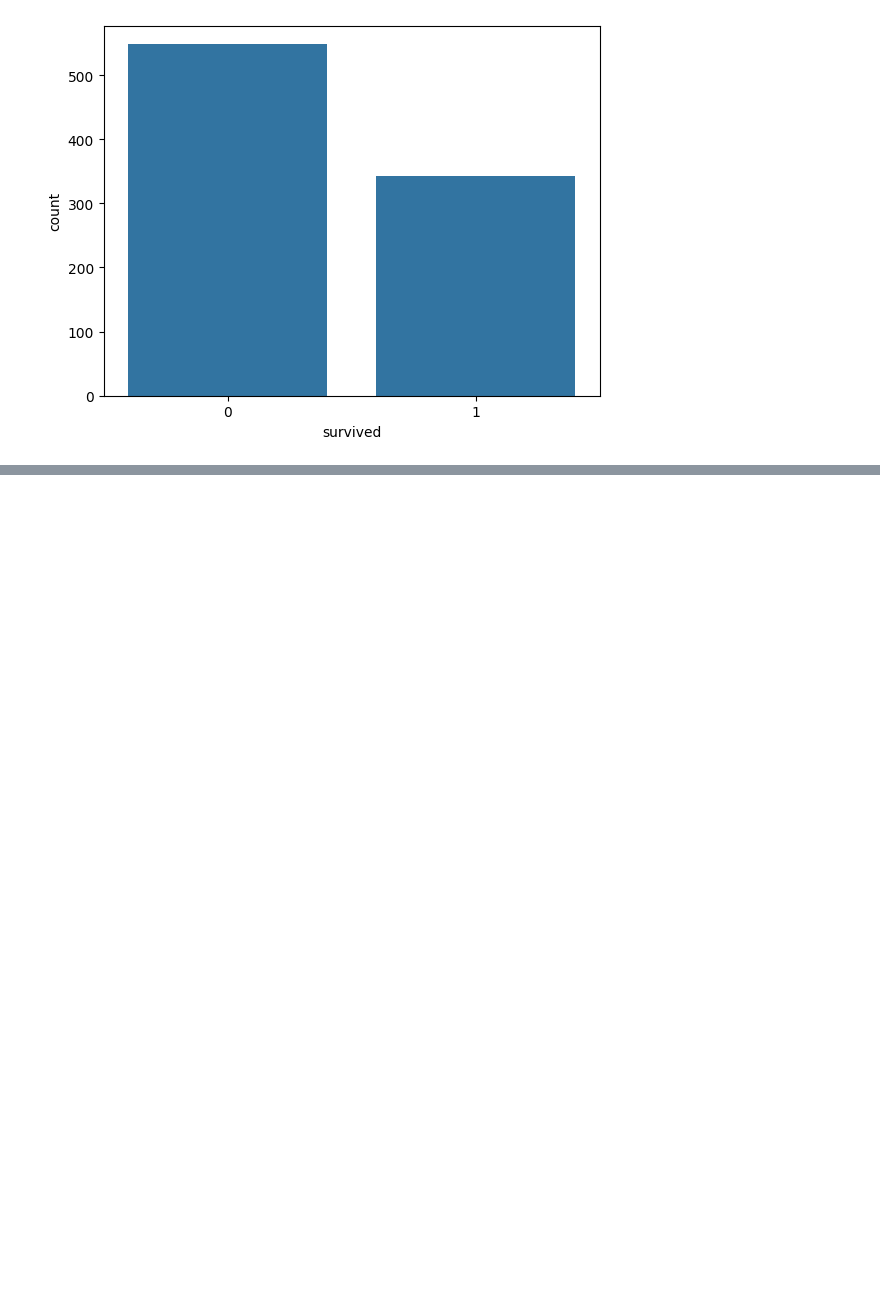
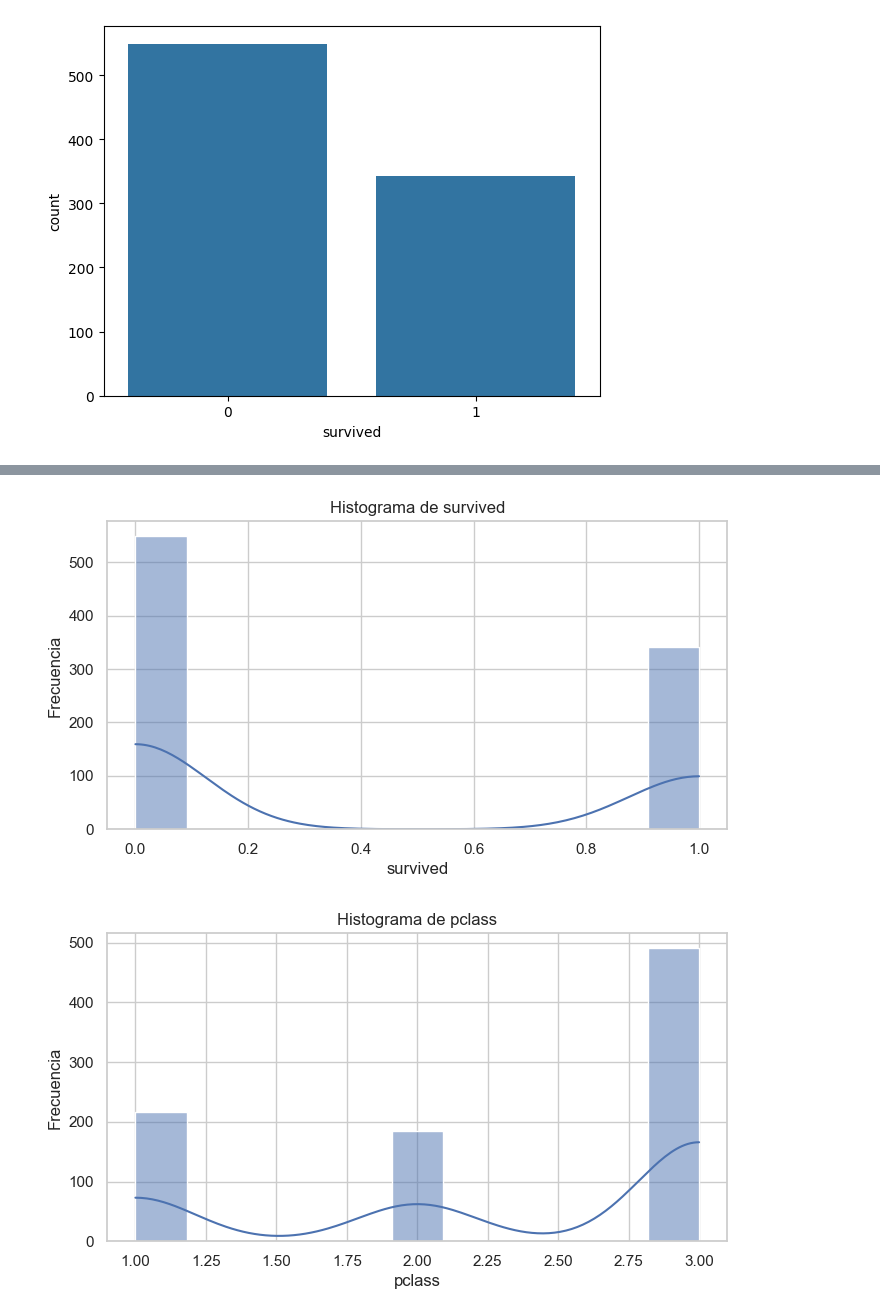
Before and after one commit to mankolepanto/ONLINE_DS_THEBRIDGE_-Jorge_Pobla-, a Jupyter notebook: Sprint_12/Unidad_02/Practica_Obligatoria/18_Practica_Obligatoria_Clasificacion_y_Regresion_Logistica.ipynb, the cells around one changed output, grey strips where cells are left out. Cells and saved outputs as stored; diff of their text form; code cells hidden in the pictures; blank space fills up the shorter version.

Commit message:
data

```diff
--- a/Sprint_12/Unidad_02/Practica_Obligatoria/18_Practica_Obligatoria_Clasificacion_y_Regresion_Logistica.ipynb
+++ b/Sprint_12/Unidad_02/Practica_Obligatoria/18_Practica_Obligatoria_Clasificacion_y_Regresion_Logistica.ipynb
@@ -59,5 +60,9 @@ sns.countplot(data= df_target, x= 'survived')
 # %% [output]
 <Axes: xlabel='survived', ylabel='count'>
 [figure]
+# %%
+df.loc[df["embarked"].isna(), "embarked"] = "S"
 # %%
 #5. Construye las parejas X,y de train y test.
+train_set, test_set = train_test_split(df, test_size= 0.2, stratify= df["embarked"], random_state= 42)
+train_set.embarked.value_counts(normalize= True)
@@ -67,0 +145,28 @@ sns.countplot(data= df_target, x= 'survived')
+# %%
+#7. Haz un mini-EDA, selecciona las features que quieres quedarte y por qué.
+
+
+
+numeric_columns = df.select_dtypes(include=['int', 'float']).columns.tolist()
+sns.set(style="whitegrid")
+for col in numeric_columns:
+    plt.figure(figsize=(8, 4))
+    sns.histplot(df[col], kde=True)
+    plt.title(f'Histograma de {col}')
+    plt.xlabel(col)
+    plt.ylabel('Frecuencia')
+    plt.show()
+
+
+categorical_columns = df.select_dtypes(include=['object']).columns.tolist()
+for col in categorical_columns:
+    plt.figure(figsize=(8, 4))
+    sns.countplot(x=col, data=df, order=df[col].value_counts().index)
+    plt.title(f'Diagrama de barras de {col}')
+    plt.xlabel(col)
+    plt.ylabel('Conteo')
+    plt.xticks(rotation=45)
+    plt.show()
+# %% [output]
+[figure, added]
+[figure, added]
```
Also changed, not shown: parts of 10 cells of this notebook.
